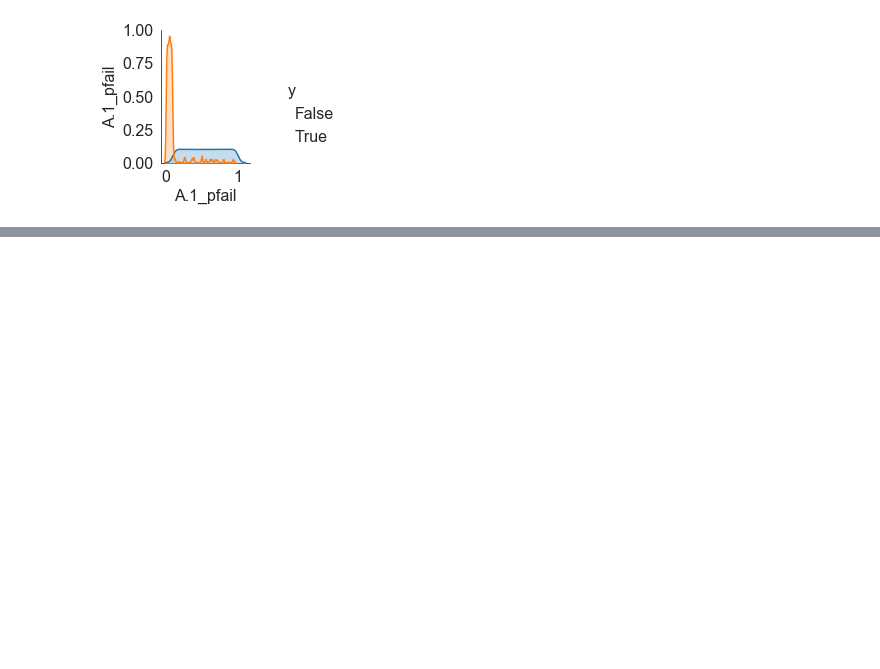
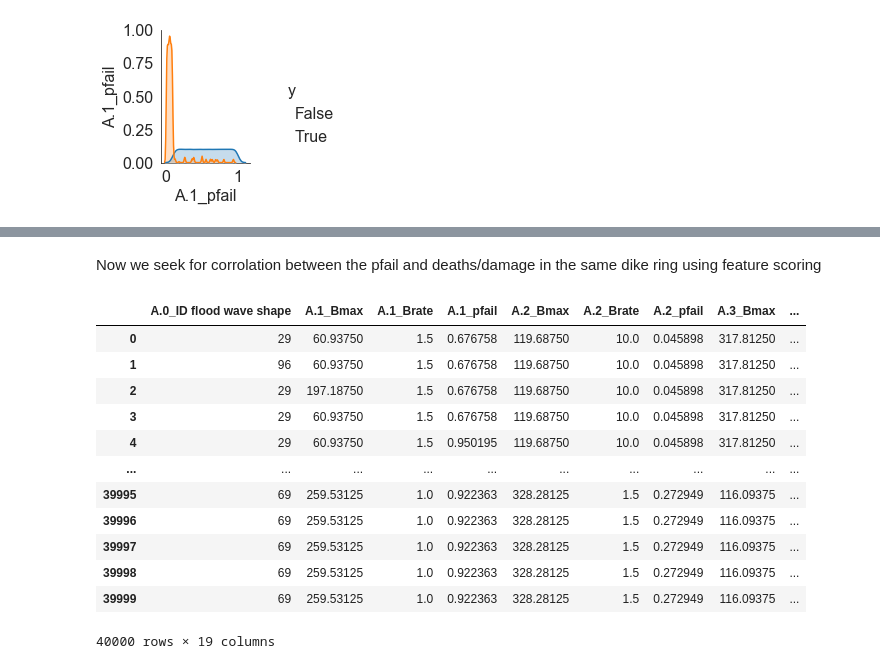
Before and after one commit to oli4oli4/Model-based-decision-making, a Jupyter notebook: Final assignment deliverables/exploring_preferred_alternative.ipynb, the cells around one changed output, grey strips where cells are left out. Saved outputs shown, nothing was run; the diff lists cells and outputs as text; code cells hidden in the pictures; blank space fills up the shorter version.

```diff
--- a/Final assignment deliverables/exploring_preferred_alternative.ipynb
+++ b/Final assignment deliverables/exploring_preferred_alternative.ipynb
@@ -284,3 +315,21 @@ if remakeimages:
+# %% [markdown]
+Now we seek for corrolation between the pfail and deaths/damage in the same dike ring using feature scoring
+# %%
+experiments.iloc[:,0:19]
+# %% [output]
+|  | A.0_ID flood wave shape | A.1_Bmax | A.1_Brate | A.1_pfail | A.2_Bmax | A.2_Brate | A.2_pfail | A.3_Bmax | ... |
+| 0 | 29 | 60.93750 | 1.5 | 0.676758 | 119.68750 | 10.0 | 0.045898 | 317.81250 | ... |
+| 1 | 96 | 60.93750 | 1.5 | 0.676758 | 119.68750 | 10.0 | 0.045898 | 317.81250 | ... |
+| 2 | 29 | 197.18750 | 1.5 | 0.676758 | 119.68750 | 10.0 | 0.045898 | 317.81250 | ... |
+| 3 | 29 | 60.93750 | 1.5 | 0.676758 | 119.68750 | 10.0 | 0.045898 | 317.81250 | ... |
+| 4 | 29 | 60.93750 | 1.5 | 0.950195 | 119.68750 | 10.0 | 0.045898 | 317.81250 | ... |
+| ... | ... | ... | ... | ... | ... | ... | ... | ... | ... |
+| 39995 | 69 | 259.53125 | 1.0 | 0.922363 | 328.28125 | 1.5 | 0.272949 | 116.09375 | ... |
+| 39996 | 69 | 259.53125 | 1.0 | 0.922363 | 328.28125 | 1.5 | 0.272949 | 116.09375 | ... |
+| 39997 | 69 | 259.53125 | 1.0 | 0.922363 | 328.28125 | 1.5 | 0.272949 | 116.09375 | ... |
+| 39998 | 69 | 259.53125 | 1.0 | 0.922363 | 328.28125 | 1.5 | 0.272949 | 116.09375 | ... |
+| 39999 | 69 | 259.53125 | 1.0 | 0.922363 | 328.28125 | 1.5 | 0.272949 | 116.09375 | ... |
+40000 rows × 19 columns
 # %%
 from ema_workbench.analysis import feature_scoring
 
```
Also changed, not shown: parts of 13 cells of this notebook.
